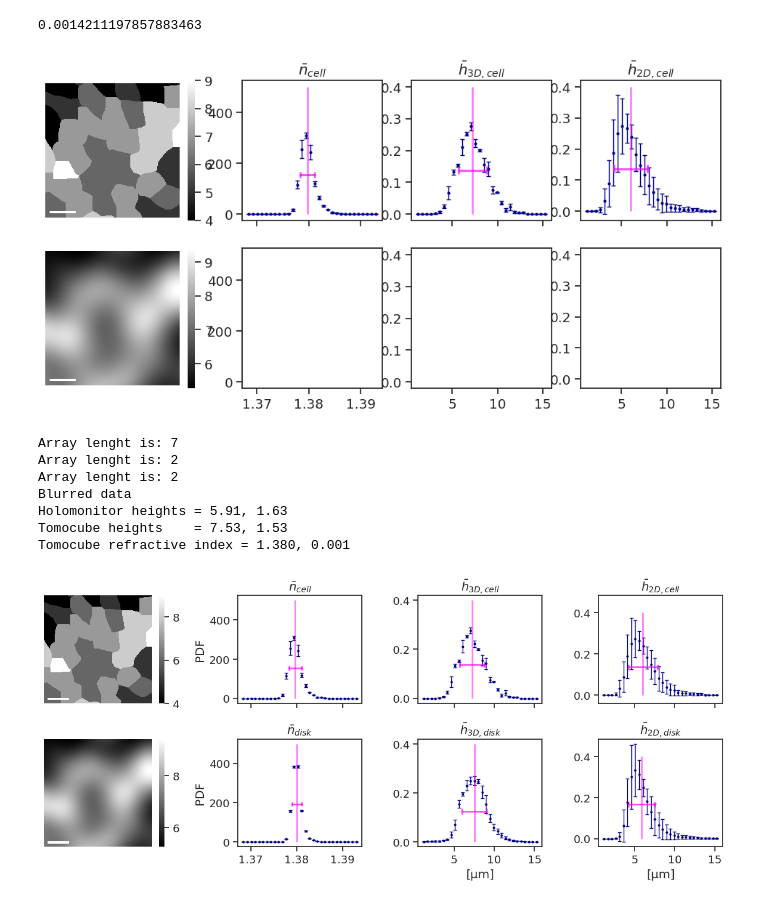
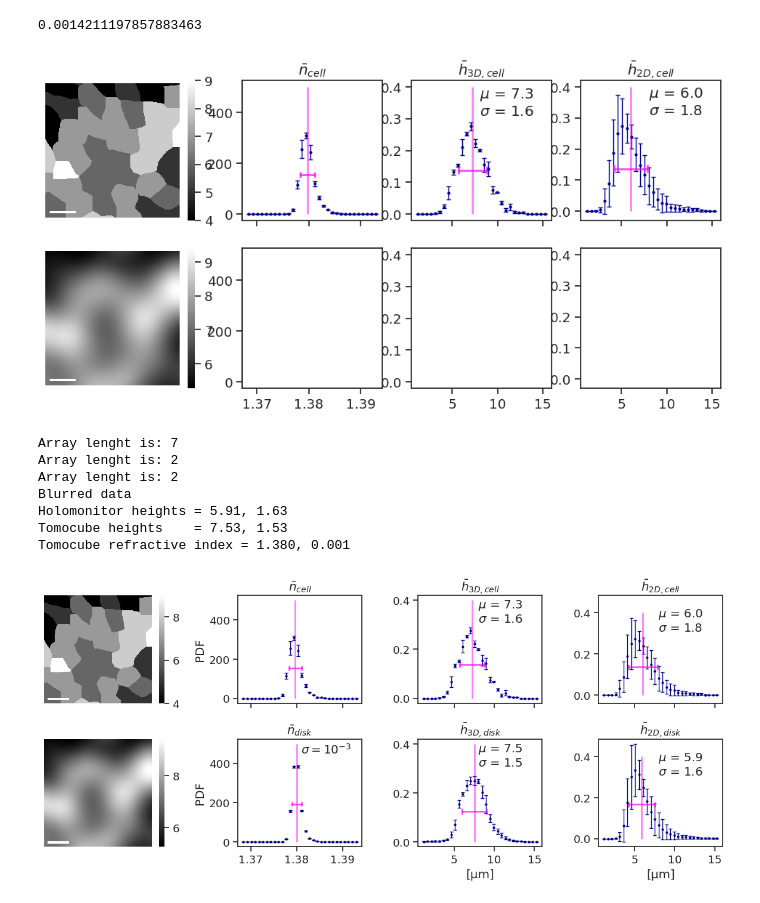
Before and after one commit to siljabl/MDCK_QPI, a Jupyter notebook: figure_scripts/figure3.ipynb, the cells around one changed output. Drawn from its saved outputs; the diff is of its cells as text; code cells hidden in the pictures.

```diff
--- a/figure_scripts/cellwise_illustration.ipynb
+++ b/figure_scripts/figure3.ipynb
@@ -272,20 +272,20 @@ ax[0,2].vlines(h_tomo_mean, 0, 4e-1, alpha=alpha, lw=lw, color=lcolor)
 ax[0,1].vlines(n_tomo_mean, 0, 5e2,  alpha=alpha, lw=lw, color=lcolor)
 
 fwhm = h_holo_hist.max() / 2
-#ax[0,3].text(10, 0.31, f"$\mu$ = {h_holo_mean:0.0f}\n$\sigma$ = {h_holo_std:0.0f}")
+ax[0,3].text(8, 0.31, f"$\mu$ = {h_holo_mean:0.1f}\n$\sigma$ = {h_holo_std:0.1f}")
 ax[0,3].plot([h_holo_mean-h_holo_std, h_holo_mean+h_holo_std], [fwhm, fwhm],           lw=lw, color=lcolor, alpha=0.7)
 ax[0,3].plot([h_holo_mean-h_holo_std, h_holo_mean-h_holo_std], [fwhm-0.01, fwhm+0.01], lw=lw, color=lcolor, alpha=0.7)
 ax[0,3].plot([h_holo_mean+h_holo_std, h_holo_mean+h_holo_std], [fwhm-0.01, fwhm+0.01], lw=lw, color=lcolor, alpha=0.7)
 
 fwhm = h_tomo_hist.max() / 2
-#ax[0,2].text(10, 0.31, f"$\mu$ = {h_tomo_mean:0.0f}\n$\sigma$ = {h_tomo_std:0.0f}")
+ax[0,2].text(8, 0.31, f"$\mu$ = {h_tomo_mean:0.1f}\n$\sigma$ = {h_tomo_std:0.1f}")
 ax[0,2].plot([h_tomo_mean-h_tomo_std, h_tomo_mean+h_tomo_std], [fwhm, fwhm],           lw=lw, color=lcolor, alpha=0.7)
 ax[0,2].plot([h_tomo_mean-h_tomo_std, h_tomo_mean-h_tomo_std], [fwhm-0.01, fwhm+0.01], lw=lw, color=lcolor, alpha=0.7)
 ax[0,2].plot([h_tomo_mean+h_tomo_std, h_tomo_mean+h_tomo_std], [fwhm-0.01, fwhm+0.01], lw=lw, color=lcolor, alpha=0.7)
 
 fwhm = n_tomo_hist.max() / 2
 #ax[0,1].text(1.381, 450, rf"$\sigma = 10^{{-3}}$") #{n_tomo_std:0.3f}")
-ax[0,1].plot([n_tomo_mean-n_tomo_std, n_tomo_mean+n_tomo_std], [fwhm, fwhm],           lw=lw, color=lcolor, alpha=0.7)
+ax[0,1].plot([n_tomo_mean-n_tomo_std, n_tomo_mean+n_tomo_std], [fwhm, fwhm],     lw=lw, color=lcolor, alpha=0.7)
 ax[0,1].plot([n_tomo_mean-n_tomo_std, n_tomo_mean-n_tomo_std], [fwhm-8, fwhm+8], lw=lw, color=lcolor, alpha=0.7)
 ax[0,1].plot([n_tomo_mean+n_tomo_std, n_tomo_mean+n_tomo_std], [fwhm-8, fwhm+8], lw=lw, color=lcolor, alpha=0.7)
 
@@ -300,7 +300,7 @@ ax[0,1].set(title=r"$\bar{n}_{cell}$")#, ylim=(1e-1, 1e3))
 
 fig
 # %% [output]
-[figure, old version]
+[figure, new version]
 # %%
 # compute mean distributions
 x_holo,  h_holo_hist, h_holo_err = mean_dist(hblur_holo, bins=bins, hist_range=(hmin, hmax))
@@ -345,41 +345,41 @@ ax[1,1].vlines(n_tomo_mean, 0, 5e2,  alpha=alpha, lw=lw, color=lcolor)
 
 
 fwhm = h_holo_hist.max() / 2
-#ax[1,3].text(12, 0.31, f"$\mu$ = {h_holo_mean:0.0f}\n$\sigma$ = {h_holo_std:0.0f}")
+ax[1,3].text(8, 0.31, f"$\mu$ = {h_holo_mean:0.1f}\n$\sigma$ = {h_holo_std:0.1f}")
 ax[1,3].plot([h_holo_mean-h_holo_std, h_holo_mean+h_holo_std], [fwhm, fwhm],           lw=lw, color=lcolor, alpha=0.7)
 ax[1,3].plot([h_holo_mean-h_holo_std, h_holo_mean-h_holo_std], [fwhm-0.01, fwhm+0.01], lw=lw, color=lcolor, alpha=0.7)
 ax[1,3].plot([h_holo_mean+h_holo_std, h_holo_mean+h_holo_std], [fwhm-0.01, fwhm+0.01], lw=lw, color=lcolor, alpha=0.7)
 
 fwhm = h_tomo_hist.max() / 2
-#ax[1,2].text(12, 0.31, f"$\mu$ = {h_tomo_mean:0.0f}\n$\sigma$ = {h_tomo_std:0.0f}")
+ax[1,2].text(8, 0.31, f"$\mu$ = {h_tomo_mean:0.1f}\n$\sigma$ = {h_tomo_std:0.1f}")
 ax[1,2].plot([h_tomo_mean-h_tomo_std, h_tomo_mean+h_tomo_std], [fwhm, fwhm],           lw=lw, color=lcolor, alpha=0.7)
 ax[1,2].plot([h_tomo_mean-h_tomo_std, h_tomo_mean-h_tomo_std], [fwhm-0.01, fwhm+0.01], lw=lw, color=lcolor, alpha=0.7)
 ax[1,2].plot([h_tomo_mean+h_tomo_std, h_tomo_mean+h_tomo_std], [fwhm-0.01, fwhm+0.01], lw=lw, color=lcolor, alpha=0.7)
 
 fwhm = n_tomo_hist.max() / 2
-#ax[1,1].text(1.381, 450, rf"$\sigma = 10^{{-3}}$") #{n_tomo_std:0.3f}")
+ax[1,1].text(1.381, 450, rf"$\sigma = 10^{{-3}}$") #{n_tomo_std:0.3f}")
 ax[1,1].plot([n_tomo_mean-n_tomo_std, n_tomo_mean+n_tomo_std], [fwhm, fwhm],           lw=lw, color=lcolor, alpha=0.7)
 ax[1,1].plot([n_tomo_mean-n_tomo_std, n_tomo_mean-n_tomo_std], [fwhm-8, fwhm+8], lw=lw, color=lcolor, alpha=0.7)
 ax[1,1].plot([n_tomo_mean+n_tomo_std, n_tomo_mean+n_tomo_std], [fwhm-8, fwhm+8], lw=lw, color=lcolor, alpha=0.7)
 
 
 # ax[1,3].set(xlabel=fr"$h_{{2D}}({rblur_holo}r_{{cell}};x,y)$ [µm]")
 # ax[1,2].set(xlabel=fr"$h_{{3D}}({rblur_tomo}r_{{cell}};x,y)$ [µm]")
 # ax[1,1].set(xlabel=fr"$\bar{{n}}_{{z}}({rblur_tomo}r_{{cell}};x,y)$")
 
 # set title
 ax[1,3].set(title=fr"$\bar{{h}}_{{2D, disk}}$")#({rblur_holo}r_{{cell}})$")
 ax[1,2].set(title=fr"$\bar{{h}}_{{3D, disk}}$")#({rblur_tomo}r_{{cell}})$")
 ax[1,1].set(title=fr"$\bar{{n}}_{{disk}}$")#({rblur_tomo}r_{{cell}})$")
 
 ax[0,1].set(ylabel="PDF")
 ax[1,1].set(ylabel="PDF")#, xlabel="h [µm]")
 ax[1,2].set(xlabel="[µm]")
 ax[1,3].set(xlabel="[µm]")
 
 
 fig.tight_layout()
 fig
 # %% [output]
-[figure, old version]
+[figure, new version]
 # %%
```
Also changed, not shown: parts of 1 cell of this notebook, 17 other files.
